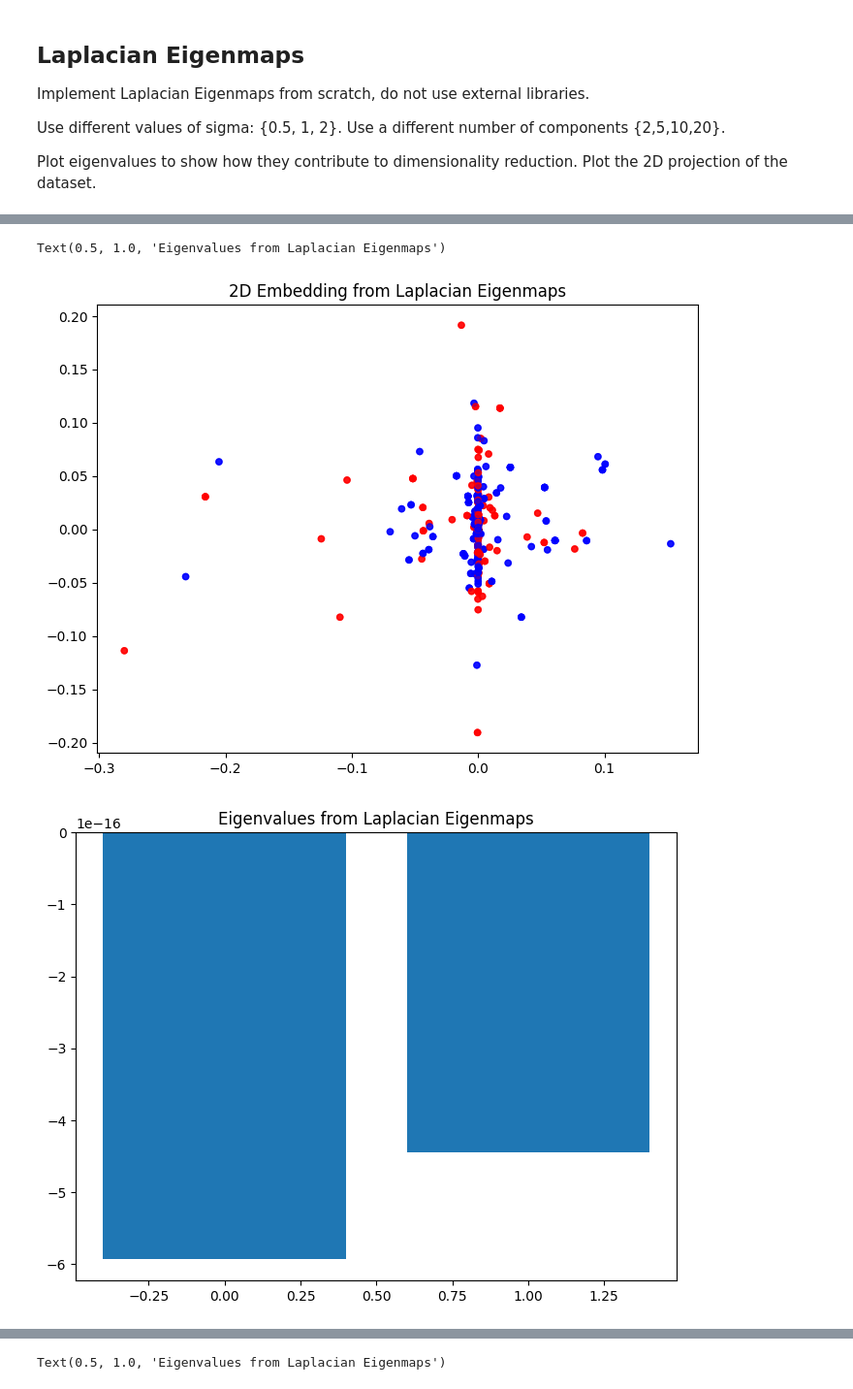
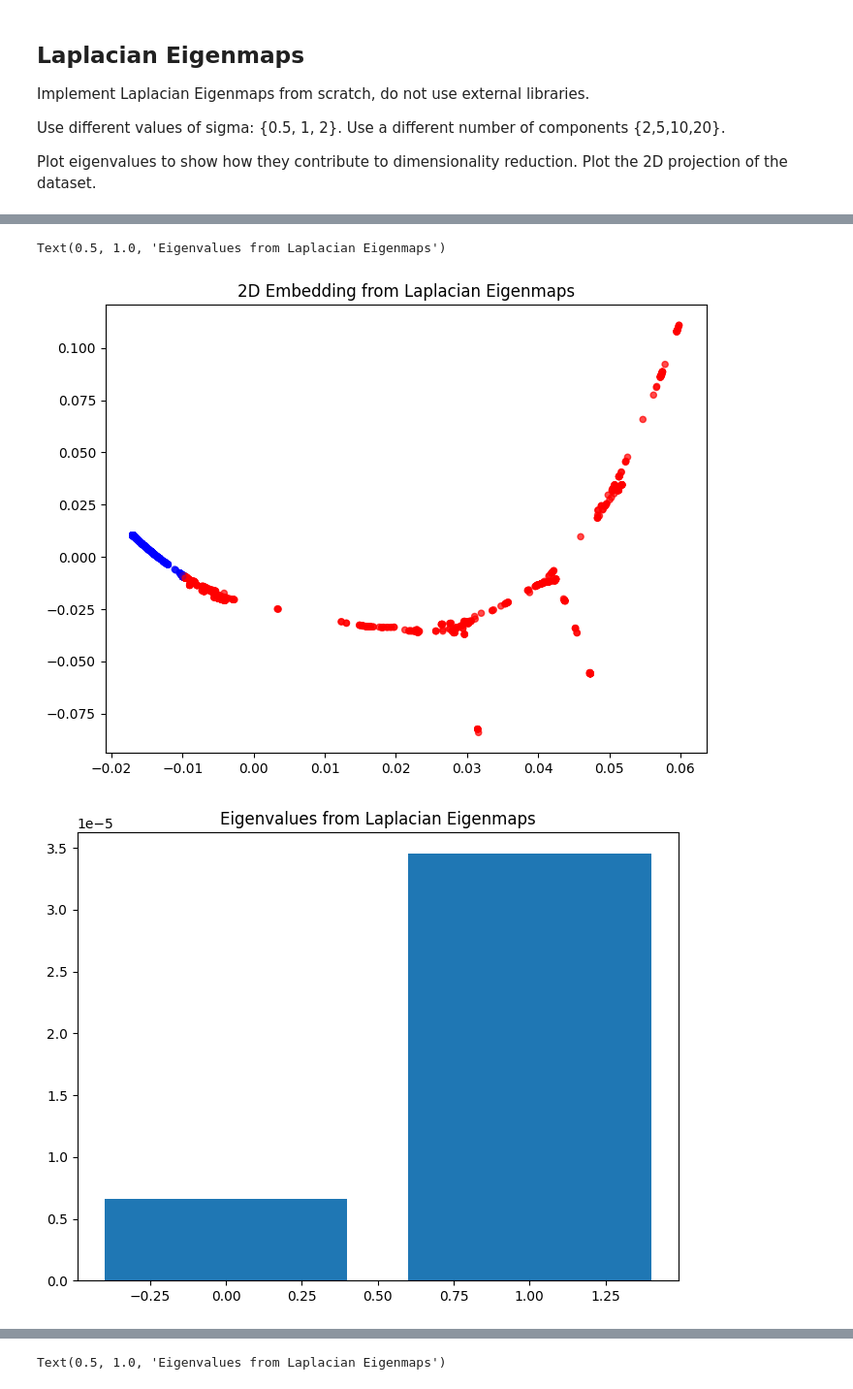
Before and after one commit to shadyalattarr/Data-Mining-Assignments, a Jupyter notebook: Lab 2/lab_2.ipynb, the cells around one changed output, grey strips where cells are left out. Shown at 97% size. Saved outputs shown, nothing was run; the diff lists cells and outputs as text; code cells hidden in the pictures.

Commit message:
Changed loop to use sigma & optimized code using numpy

```diff
--- a/Lab 2/lab_2.ipynb
+++ b/Lab 2/lab_2.ipynb
@@ -199,22 +199,28 @@ Plot eigenvalues to show how they contribute to dimensionality reduction. Plot t
 # %% [markdown]
 ![alt text](Images/Laplacian%20Eigenmaps.png)
 # %%
-def laplacian_eigenmaps(X, n_components=2, epsilon=1.0):
+def laplacian_eigenmaps(X, n_components=2, sigma=1.0, epsilon=2.0):
     # Step 1: Compute the pairwise distance & weight matrix W
-    W = np.zeros((X.shape[0], X.shape[0]))
-    for i in range(X.shape[0]):
-        for j in range(X.shape[0]):
-            dist = np.linalg.norm(X[i] - X[j])
-            if dist < epsilon:
-                # Step 2: Construct the adjacency matrix W
-                W[i, j] = np.exp(-dist**2 / (2 * epsilon**2))
-            else:
-                W[i, j] = 0
+    # W = np.zeros((X.shape[0], X.shape[0]))
+    # for i in range(X.shape[0]):
+    #     for j in range(X.shape[0]):
+    #         dist = np.linalg.norm(X[i] - X[j])
+    #         if dist < epsilon:
+    #             # Step 2: Construct the adjacency matrix W
+    #             W[i, j] = np.exp(-dist**2 / (2 * sigma**2))
+    #         else:
+    #             W[i, j] = 0
+
+    # Using identity: |A - B|^2 = |A|^2 + |B|^2 - 2A.B
+    dist = np.sum(X**2, axis=1, keepdims=True) + np.sum(X**2, axis=1) - 2 * X @ X.T
+    W = np.exp(-dist / (2 * sigma**2)) * (dist < epsilon**2)
 
     # Step 2: Compute the degree matrix D
-    D = np.zeros((X.shape[0], X.shape[0]))
-    for i in range(X.shape[0]):
-        D[i, i] = np.sum(W[i])
+    # D = np.zeros((X.shape[0], X.shape[0]))
+    # for i in range(X.shape[0]):
+    #     D[i, i] = np.sum(W[i])
+
+    D = np.diag(np.sum(W, axis=1))
 
     # step 3: compute graph Laplacian L
     L = D - W
@@ -230,17 +236,17 @@ def laplacian_eigenmaps(X, n_components=2, epsilon=1.0):
     selected_eigenvalues = eigenvalues[idx[1:n_components+1]]
     return selected_eigenvectors, selected_eigenvalues
 # %%
-laplacian_x, laplacian_eigenvalues = laplacian_eigenmaps(X, n_components=2, epsilon=0.5)
+laplacian_x, laplacian_eigenvalues = laplacian_eigenmaps(X, n_components=2, sigma=0.5)
 
 plt.figure(figsize=(8, 6))
 plt.scatter(laplacian_x[:, 0], laplacian_x[:, 1], c=y, cmap='bwr', alpha=0.7, s=20)
 plt.title("2D Embedding from Laplacian Eigenmaps")
 
 plt.figure(figsize=(8, 6))
 plt.bar(range(len(laplacian_eigenvalues)), laplacian_eigenvalues)
 plt.title("Eigenvalues from Laplacian Eigenmaps")
 # %% [output]
 Text(0.5, 1.0, 'Eigenvalues from Laplacian Eigenmaps')
-[figure, old version]
+[figure, new version]
-[figure, old version]
+[figure, new version]
 # %%
```
Also changed, not shown: parts of 4 cells of this notebook.
